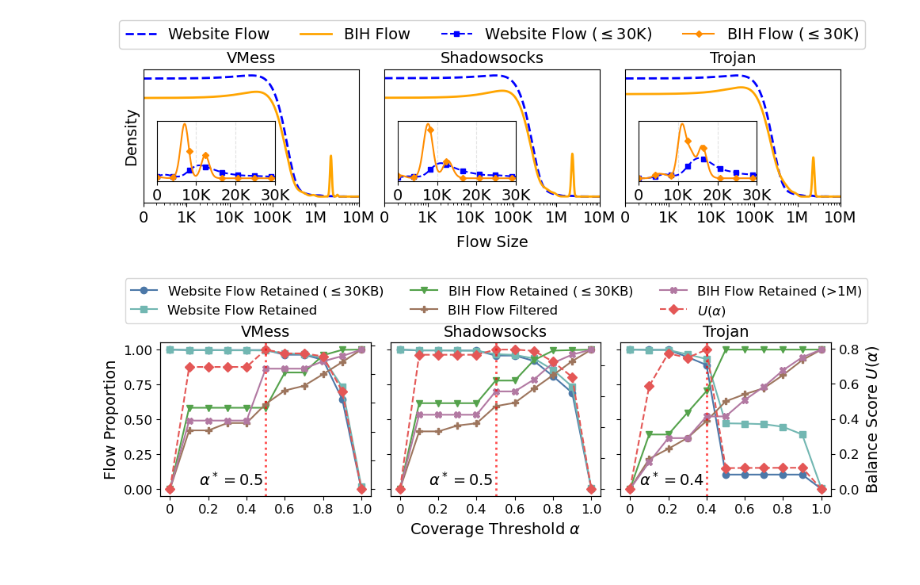
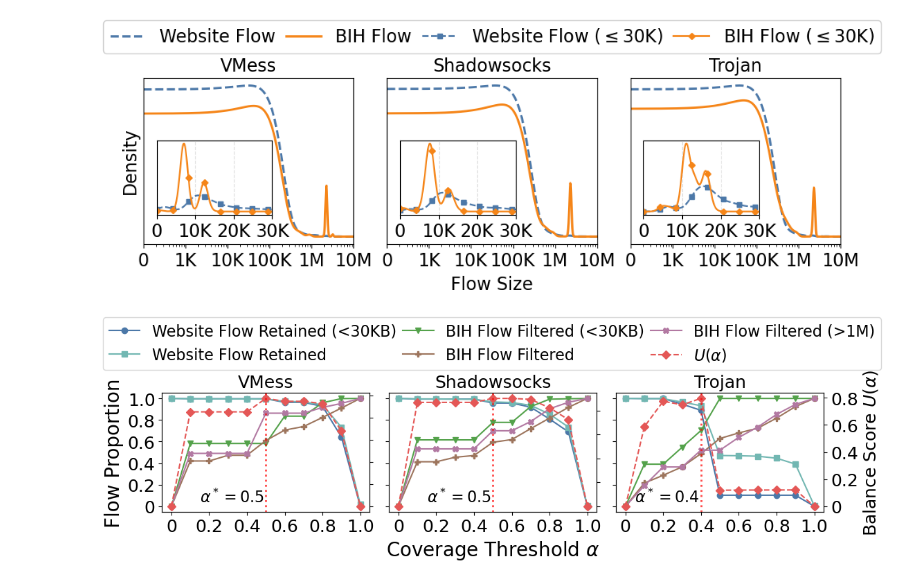
Before and after one commit to wesly2000/PA3, a Jupyter notebook: exp/data_analysis/coverage_analysis.ipynb, the cells around one changed output. Saved outputs shown, nothing was run; the diff lists cells and outputs as text; code cells hidden in the pictures.

```diff
--- a/exp/data_analysis/coverage_analysis.ipynb
+++ b/exp/data_analysis/coverage_analysis.ipynb
@@ -99,7 +99,7 @@ def safe_kde_plot(ax, samples, x_eval, markevery=None, **plot_kw):
 
 
 # layout=None: avoid auto layout heuristics conflicting with inset_axes children.
-fig, axes = plt.subplots(1, 3, figsize=(10, 3), layout=None)
+fig, axes = plt.subplots(1, 3, figsize=(10, 3.5), layout=None)
 legend_handles = []
 
 for idx, protocol in enumerate(PROTOCOLS):
@@ -123,7 +123,7 @@ for idx, protocol in enumerate(PROTOCOLS):
         ax,
         website_main,
         x_vals_log,
-        color="blue",
+        color="#4C78A8",
         linewidth=2,
         linestyle="--",
         label="Website Flow",
@@ -132,7 +132,7 @@ for idx, protocol in enumerate(PROTOCOLS):
         ax,
         bih_main,
         x_vals_log,
-        color="orange",
+        color="#F58518",
         linewidth=2,
         label="BIH Flow",
     )
@@ -142,16 +142,16 @@ for idx, protocol in enumerate(PROTOCOLS):
     ax.set_xscale("log")
     ax.set_xlim(MAIN_X_TICKS[0], MAIN_X_TICKS[-1])
     ax.set_xticks(MAIN_X_TICKS)
-    ax.set_xticklabels(MAIN_X_TICK_LABELS, fontsize=14)
+    ax.set_xticklabels(MAIN_X_TICK_LABELS, fontsize=16)
     ax.xaxis.set_minor_locator(ticker.LogLocator(base=10.0, subs=np.arange(2, 10)))
     ax.xaxis.set_minor_formatter(ticker.NullFormatter())
 
     if idx == 0:
-        ax.set_ylabel("Density", fontsize=14)
+        ax.set_ylabel("Density", fontsize=16)
     ax.set_yticks([])
     # ax.grid(True, which="major", linestyle="--", alpha=0.35)
     # ax.grid(True, which="minor", linestyle=":", alpha=0.2)
-    ax.set_title(protocol, fontsize=14)
+    ax.set_title(protocol, fontsize=16)
 
     # Inset: KDE on flows <= INSET_KDE_MAX; display only 0–INSET_X_DISPLAY_MAX
     website_zoom = website_flow[website_flow <= INSET_KDE_MAX]
@@ -162,7 +162,7 @@ for idx, protocol in enumerate(PROTOCOLS):
         width="55%",
         height="45%",
         loc="lower left",
-        bbox_to_anchor=(0.01, 0.08, 1.0, 1.0),
+        bbox_to_anchor=(0.01, 0.11, 1.0, 1.0),
         bbox_transform=ax.transAxes,
         borderpad=1,
     )
@@ -172,7 +172,7 @@ for idx, protocol in enumerate(PROTOCOLS):
         axins,
         website_zoom,
         x_lin,
-        color="blue",
+        color="#4C78A8",
         linestyle="--",
         linewidth=1.5,
         marker="s",
@@ -184,7 +184,7 @@ for idx, protocol in enumerate(PROTOCOLS):
         axins,
         services_zoom,
         x_lin,
-        color="darkorange",
+        color="#F58518",
         linewidth=1.5,
         marker="D",
         markersize=4,
@@ -192,39 +192,40 @@ for idx, protocol in enumerate(PROTOCOLS):
         label=r"BIH Flow ($\leq$30K)",
     )
     if idx == 0:
         legend_handles.extend([lw_zoom, lb_zoom])
 
     axins.set_xlim(0, INSET_X_DISPLAY_MAX)
     axins.set_xticks(np.arange(0, INSET_X_DISPLAY_MAX + 1, 10_000))
-    axins.set_xticklabels(["0", "10K", "20K", "30K"], fontsize=14)
+    axins.set_xticklabels(["0", "10K", "20K", "30K"], fontsize=16)
     axins.set_yticks([])
     axins.grid(True, axis="x", linestyle="--", alpha=0.35)
 
     # mark_inset breaks bbox_inches="tight" (Jupyter inline default); run cell 0 first.
     mark_inset(ax, axins, loc1=2, loc2=4, fc="none")
 
 handles = [h for h in legend_handles if h is not None]
 labels = [h.get_label() for h in handles]
 if handles:
     fig.legend(
         handles,
         labels,
         loc="upper center",
         bbox_to_anchor=(0.5, 1.02),
         ncol=len(handles),
-        fontsize=14,
+        fontsize=16,
         framealpha=0.9,
+        columnspacing=.6
     )
 
-fig.supxlabel("Flow Size", fontsize=14, y=0.02)
+fig.supxlabel("Flow Size", fontsize=16, y=0.00)
 # Avoid tight_layout: inset_axes + Jupyter's tight-bbox raster can explode canvas size.
-fig.subplots_adjust(left=0.06, right=0.94, top=0.78, bottom=0.22, wspace=0.12)
+fig.subplots_adjust(left=0.06, right=0.94, top=0.78, bottom=0.18, wspace=0.16)
 
-fig.savefig("coverage_1.pdf", bbox_inches=None)
+fig.savefig("browser_noise_2.pdf", bbox_inches=None)
 with inline_bbox_none():
     plt.show()
 # %% [output]
-[figure, old version]
+[figure, new version]
 # %%
 import numpy as np
 from WFlib.tools.extractor import sni_cover
@@ -309,11 +310,11 @@ array_dicts = [
 utility_dict = utility
 
 array_labels = [
-    r"Website Flow Retained ($\leq$30KB)",
+    r"Website Flow Retained (<30KB)",
     "Website Flow Retained",
-    r"BIH Flow Retained ($\leq$30KB)",
+    r"BIH Flow Filtered (<30KB)",
     "BIH Flow Filtered",
-    r"BIH Flow Retained (>1M)",
+    r"BIH Flow Filtered (>1M)",
 ]
 marker_dict = ['o', 's', 'v', 'P', 'X']
 color_dict = ['#4C78A8', '#72B7B2', '#54A24B', '#9D755D', '#B279A2']
@@ -321,7 +322,7 @@ utility_marker = 'D'
 
 protocols_display = ['VMess', 'Shadowsocks', 'Trojan']
 
-fig, axes = plt.subplots(1, 3, figsize=(10, 3), sharey=True)
+fig, axes = plt.subplots(1, 3, figsize=(11.5, 3), sharey=True)
 utility_axes = [None] * 3
 
 lines = []
@@ -391,24 +392,28 @@ for idx, protocol in enumerate(protocols_display):
         ha='right',
         va='bottom',
         color='black',
-        fontsize=14,
+        fontsize=16,
     )
 
-    ax.set_title(protocol, fontsize=14)
-    ax.tick_params(axis='x', labelsize=12)
-    ax.tick_params(axis='y', labelsize=12)
+    ax.set_title(protocol, fontsize=18)
+    ax.tick_params(axis='x', labelsize=18)
+    ax.tick_params(axis='y', labelsize=18)
     ax.set_xlim(0, 1)
     # Set the x-axis ticks to [0, 0.2, 0.4, 0.6, 0.8, 1.0]
     ax.set_xlim(-0.05, 1.05)
     ax.set_xticks([0, 0.2, 0.4, 0.6, 0.8, 1.0])
     ax.set_xticklabels(['0', '0.2', '0.4', '0.6', '0.8', '1.0'])
+    ax.set_yticks([0, 0.2, 0.4, 0.6, 0.8, 1.0])
+    ax.set_yticklabels(['0', '0.2', '0.4', '0.6', '0.8', '1.0'])
     if idx == 1:
-        ax.set_xlabel(r"Coverage Threshold $\alpha$", fontsize=14)
+        ax.set_xlabel(r"Coverage Threshold $\alpha$", fontsize=20)
     if idx == 0:
-        ax.set_ylabel("Flow Proportion", fontsize=14)
+        ax.set_ylabel("Flow Proportion", fontsize=20)
     if idx == 2:
-        utility_axes[idx].set_ylabel(r"Balance Score $U(\alpha)$", fontsize=14)
-        utility_axes[idx].tick_params(axis='y', labelsize=12)
+        utility_axes[idx].set_ylabel(r"Balance Score $U(\alpha)$", fontsize=18)
+        utility_axes[idx].tick_params(axis='y', labelsize=18)
+        utility_axes[idx].set_yticks([0, 0.2, 0.4, 0.6, 0.8])
+        utility_axes[idx].set_yticklabels(['0', '0.2', '0.4', '0.6', '0.8'])
         # No y-label for utility axes except last one
     else:
         utility_axes[idx].set_yticklabels([])
@@ -419,9 +424,17 @@ all_lines = lines + [utility_lines[0]]
 all_labels = labels + [r"$U(\alpha)$"]
 
 # Place the shared legend below all the subplots
-fig.legend(all_lines, all_labels, loc='upper center', ncol=3, bbox_to_anchor=(0.5, 1.17), fontsize=12)
+fig.legend(
+    all_lines,
+    all_labels,
+    loc='upper center',
+    ncol=3,
+    bbox_to_anchor=(0.5, 1.26),
+    fontsize=16,
+    columnspacing=.4
+    )
 plt.tight_layout()
 fig.savefig("coverage.pdf", bbox_inches='tight', dpi=300, format='pdf')
 plt.show()
 # %% [output]
-[figure, old version]
+[figure, new version]
```
Also changed, not shown: 4 other files.
